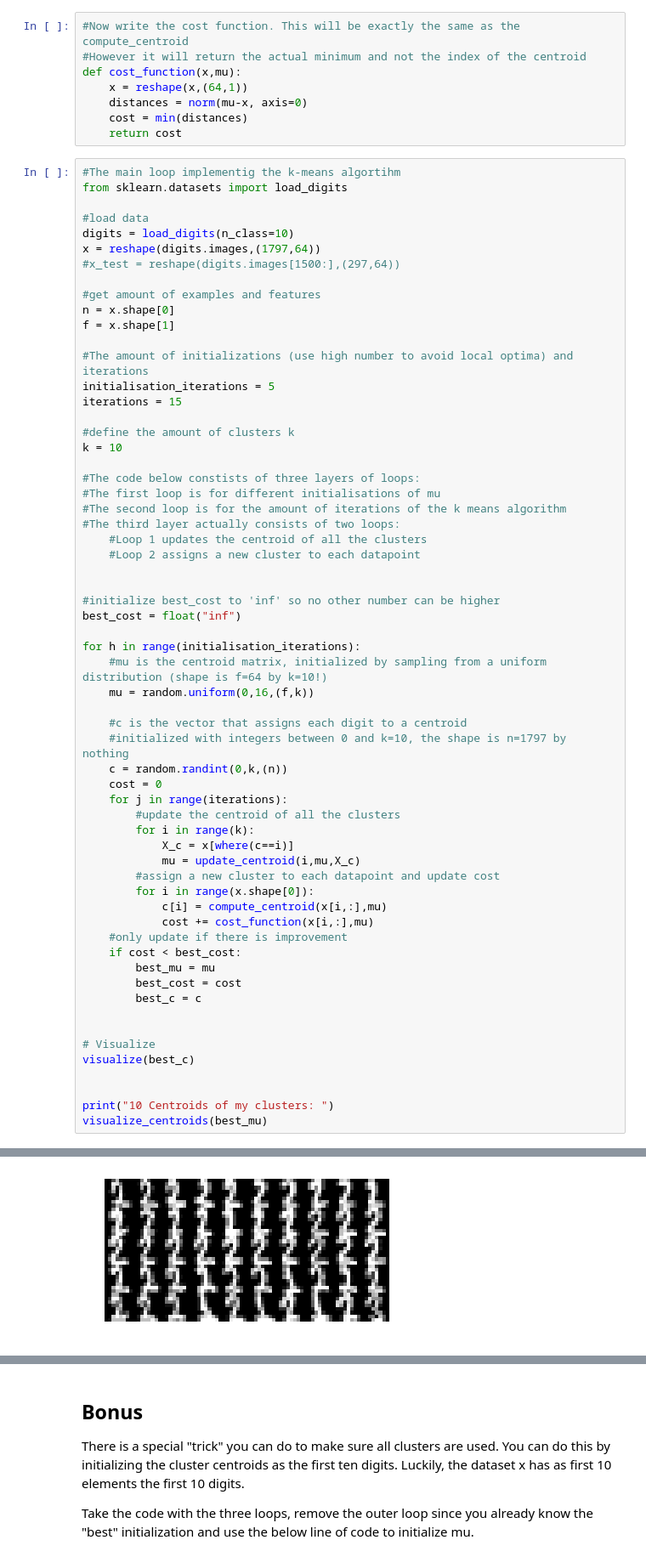
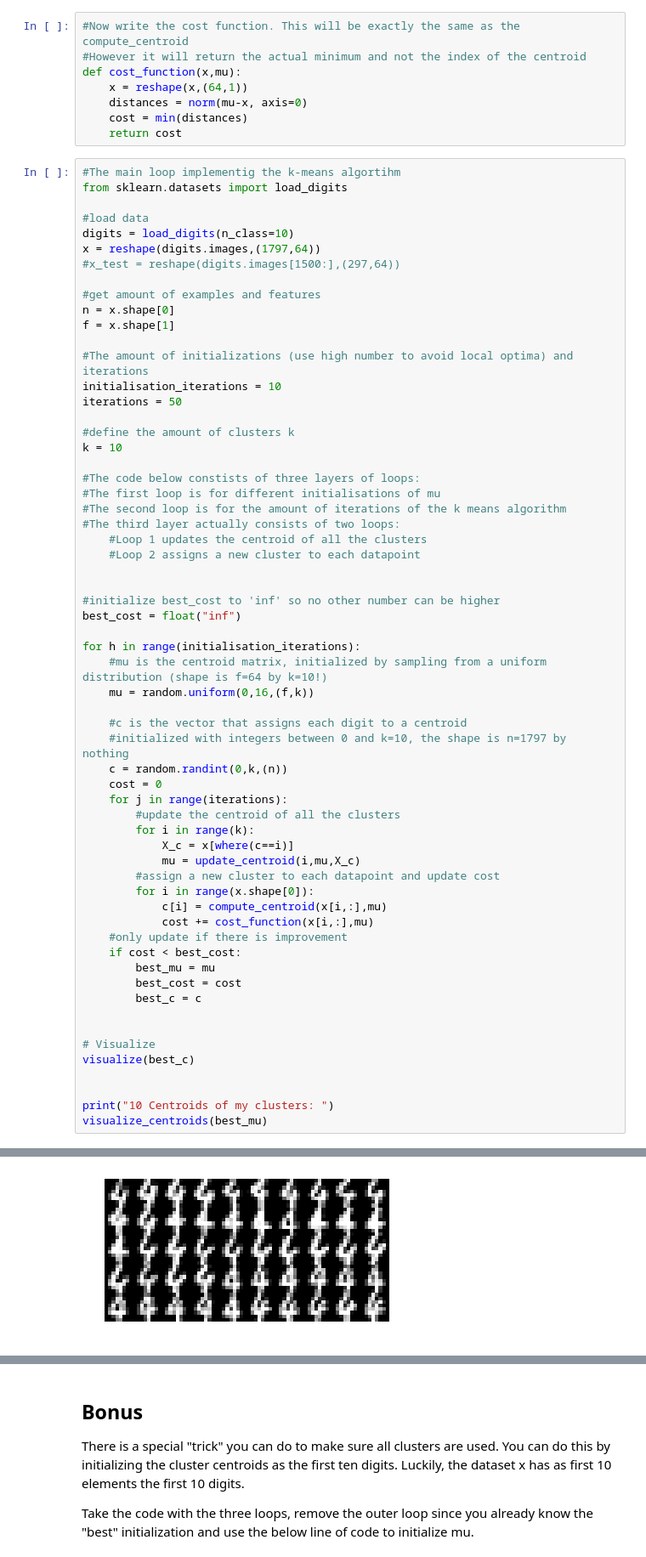
Before and after one commit to bobbiegorp/Machine-Learning, a Jupyter notebook: K-means-notebook.ipynb, the cells around one changed output, grey strips where cells are left out. Shown at 85% size. Drawn from its saved outputs; the diff is of its cells as text.

```diff
--- a/K-means-notebook.ipynb
+++ b/K-means-notebook.ipynb
@@ -128,8 +126,8 @@ n = x.shape[0]
 f = x.shape[1]
 
 #The amount of initializations (use high number to avoid local optima) and iterations
-initialisation_iterations = 5
-iterations = 15
+initialisation_iterations = 10
+iterations = 50
 
 #define the amount of clusters k
 k = 10
@@ -196,3 +194,3 @@ The cluster shown above is:  2
 The cluster shown above is:  3
-[figure, old version]
+[figure, new version]
 The cluster shown above is:  4
```
Also changed, not shown: parts of 2 cells of this notebook.
